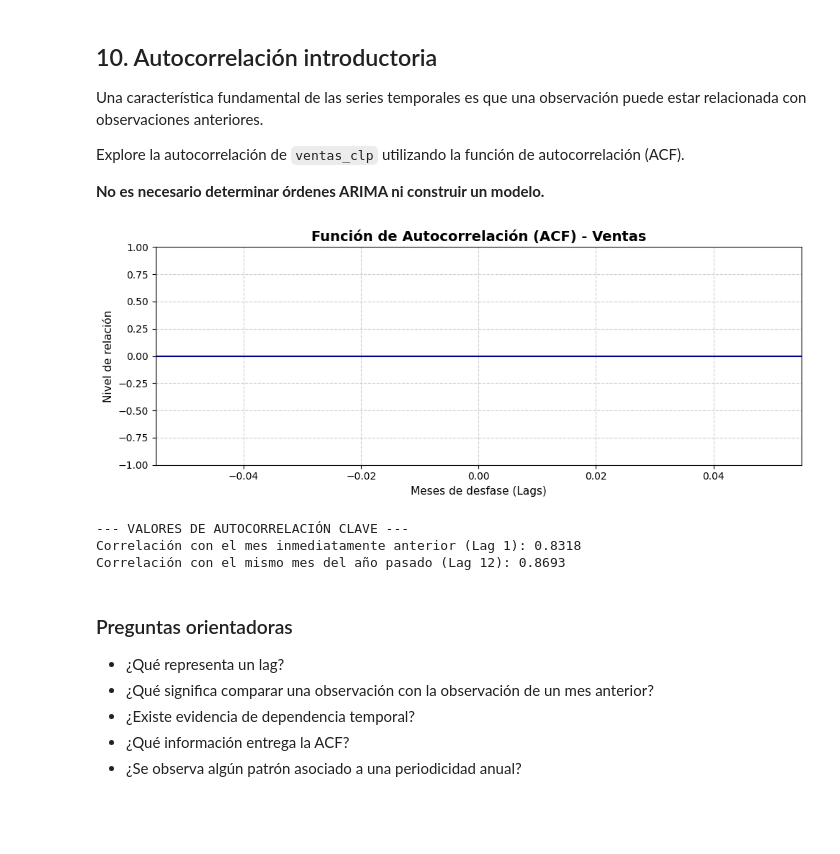
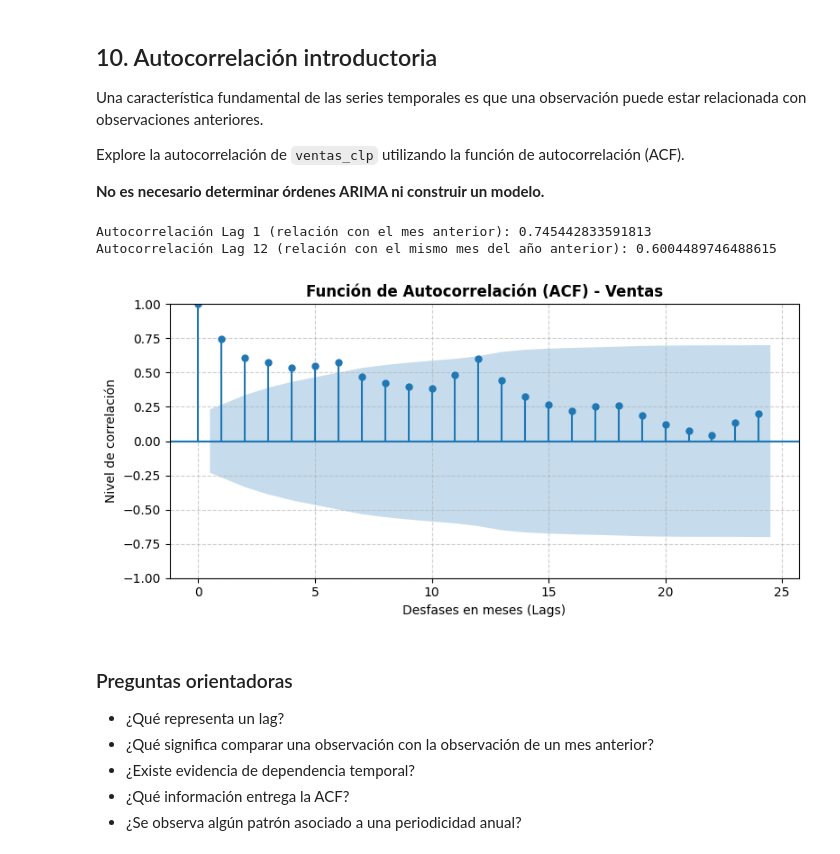
Before and after one commit to fernandouribeu/analisis_datos, a Jupyter notebook: Laboratorio_04_Series_Temporales.ipynb, the cells around one changed output. Drawn from its saved outputs; the diff is of its cells as text; code cells hidden in the pictures; blank space fills up the shorter version.

```diff
--- a/Laboratorio_04_Series_Temporales.ipynb
+++ b/Laboratorio_04_Series_Temporales.ipynb
@@ -539,0 +613,16 @@ anio
+# %%
+# Análisis de la variabilidad
+
+# Puede crear variables auxiliares como año si resulta necesario.
+
+# Complete el análisis
+# Análisis de la dispersión por año
+df_clean['año'] = df_clean.index.year
+stats_año = df_clean.groupby('año')['ventas_clp_imp'].agg(['mean', 'std'])
+stats_año['coef_var_%'] = (stats_año['std'] / stats_año['mean']) * 100
+
+print("Estadísticas de variabilidad por año:\n", stats_año)
+print("\nDesviación estándar año 2020:", stats_año.loc[2020, 'std'])
+print("Desviación estándar año 2025:", stats_año.loc[2025, 'std'])
+print("Coeficiente de variación año 2020 (%):", stats_año.loc[2020, 'coef_var_%'])
+print("Coeficiente de variación año 2025 (%):", stats_año.loc[2025, 'coef_var_%'])
@@ -563,29 +685,25 @@ Explore la autocorrelación de `ventas_clp` utilizando la función de autocorrel
 # %%
 # Función de autocorrelación
 
 # Complete el análisis utilizando plot_acf()
-# Visualización del gráfico de autocorrelación (ACF)
-fig, ax = plt.subplots(figsize=(10, 4))
-plot_acf(df["ventas_clp"], lags=24, ax=ax, color='darkblue')
-plt.title("Función de Autocorrelación (ACF) - Ventas", fontsize=14, fontweight='bold')
-plt.xlabel("Meses de desfase (Lags)", fontsize=11)
-plt.ylabel("Nivel de relación", fontsize=11)
+# Cálculo de la ACF y gráfico
+acf_vals = acf(df_clean['ventas_clp_imp'], nlags=12)
+
+print("Autocorrelación Lag 1 (relación con el mes anterior):", acf_vals[1])
+print("Autocorrelación Lag 12 (relación con el mismo mes del año anterior):", acf_vals[12])
+
+fig, ax = plt.subplots(figsize=(8, 4))
+plot_acf(df_clean['ventas_clp_imp'], lags=24, ax=ax)
+plt.title("Función de Autocorrelación (ACF) - Ventas", fontsize=12, fontweight='bold')
+plt.xlabel("Desfases en meses (Lags)")
+plt.ylabel("Nivel de correlación")
 plt.grid(True, linestyle='--', alpha=0.6)
 plt.tight_layout()
 plt.show()
-
-# Imprimir explícitamente la correlación en el lag 1 y lag 12
-corr_lag1 = df["ventas_clp"].autocorr(lag=1)
-corr_lag12 = df["ventas_clp"].autocorr(lag=12)
-
-print("--- VALORES DE AUTOCORRELACIÓN CLAVE ---")
-print(f"Correlación con el mes inmediatamente anterior (Lag 1): {corr_lag1:.4f}")
-print(f"Correlación con el mismo mes del año pasado (Lag 12): {corr_lag12:.4f}")
 # %% [output]
+Autocorrelación Lag 1 (relación con el mes anterior): 0.745442833591813
+Autocorrelación Lag 12 (relación con el mismo mes del año anterior): 0.6004489746488615
-[figure, old version]
+[figure, new version]
---- VALORES DE AUTOCORRELACIÓN CLAVE ---
-Correlación con el mes inmediatamente anterior (Lag 1): 0.8318
-Correlación con el mismo mes del año pasado (Lag 12): 0.8693
 # %% [markdown]
 ### Preguntas orientadoras
 
```
Also changed, not shown: parts of 43 cells of this notebook.
